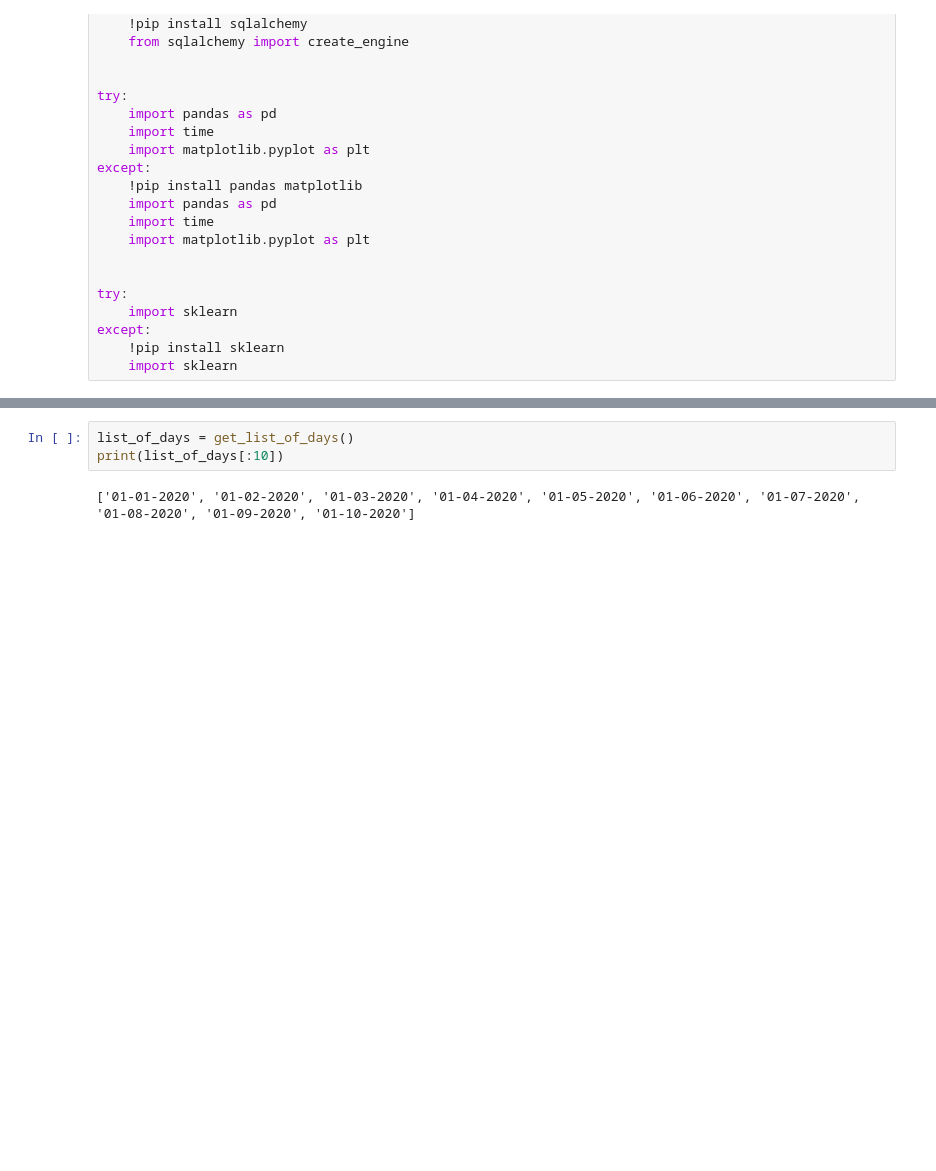
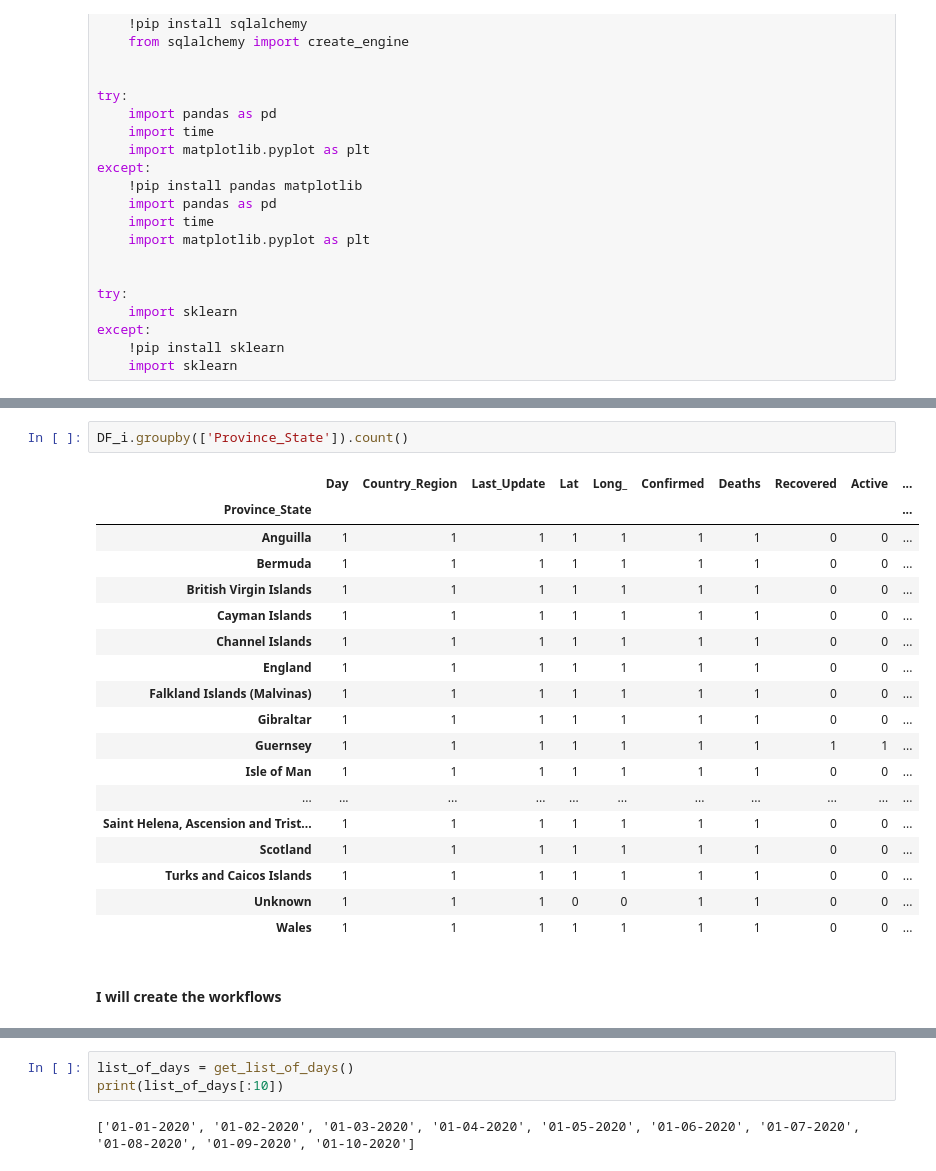
Before and after one commit to ibabedal/de_homeworks_solution, a Jupyter notebook: homework2/notebooks/Ibrahim_JHU_covid19.ipynb, the cells around one changed output, grey strips where cells are left out. Drawn from its saved outputs; the diff is of its cells as text; blank space fills up the shorter version.

Commit message:
completed the workflow remaining readme

```diff
--- a/homework2/notebooks/Ibrahim_JHU_covid19.ipynb
+++ b/homework2/notebooks/Ibrahim_JHU_covid19.ipynb
@@ -31,3 +53,26 @@ except:
+# %%
+DF_i.groupby(['Province_State']).count()
+# %% [output]
+|  | Day | Country_Region | Last_Update | Lat | Long_ | Confirmed | Deaths | Recovered | Active | ... |
+| Province_State |  |  |  |  |  |  |  |  |  | ... |
+| Anguilla | 1 | 1 | 1 | 1 | 1 | 1 | 1 | 0 | 0 | ... |
+| Bermuda | 1 | 1 | 1 | 1 | 1 | 1 | 1 | 0 | 0 | ... |
+| British Virgin Islands | 1 | 1 | 1 | 1 | 1 | 1 | 1 | 0 | 0 | ... |
+| Cayman Islands | 1 | 1 | 1 | 1 | 1 | 1 | 1 | 0 | 0 | ... |
+| Channel Islands | 1 | 1 | 1 | 1 | 1 | 1 | 1 | 0 | 0 | ... |
+| England | 1 | 1 | 1 | 1 | 1 | 1 | 1 | 0 | 0 | ... |
+| Falkland Islands (Malvinas) | 1 | 1 | 1 | 1 | 1 | 1 | 1 | 0 | 0 | ... |
+| Gibraltar | 1 | 1 | 1 | 1 | 1 | 1 | 1 | 0 | 0 | ... |
+| Guernsey | 1 | 1 | 1 | 1 | 1 | 1 | 1 | 1 | 1 | ... |
+| Isle of Man | 1 | 1 | 1 | 1 | 1 | 1 | 1 | 0 | 0 | ... |
+| ... | ... | ... | ... | ... | ... | ... | ... | ... | ... | ... |
+| Saint Helena, Ascension and Trist... | 1 | 1 | 1 | 1 | 1 | 1 | 1 | 0 | 0 | ... |
+| Scotland | 1 | 1 | 1 | 1 | 1 | 1 | 1 | 0 | 0 | ... |
+| Turks and Caicos Islands | 1 | 1 | 1 | 1 | 1 | 1 | 1 | 0 | 0 | ... |
+| Unknown | 1 | 1 | 1 | 0 | 0 | 1 | 1 | 0 | 0 | ... |
+| Wales | 1 | 1 | 1 | 1 | 1 | 1 | 1 | 0 | 0 | ... |
+# %% [markdown]
+#### I will create the workflows
 # %%
 def get_list_of_days():
     List_of_days=[]
```
Also changed, not shown: parts of 10 cells of this notebook, 11 other files.
